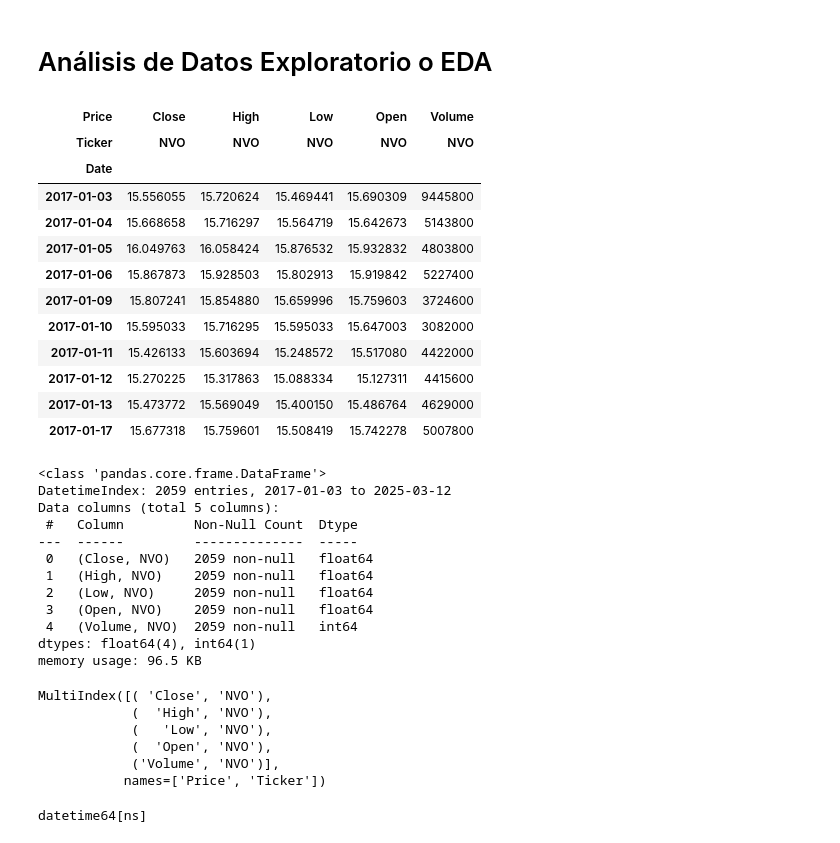
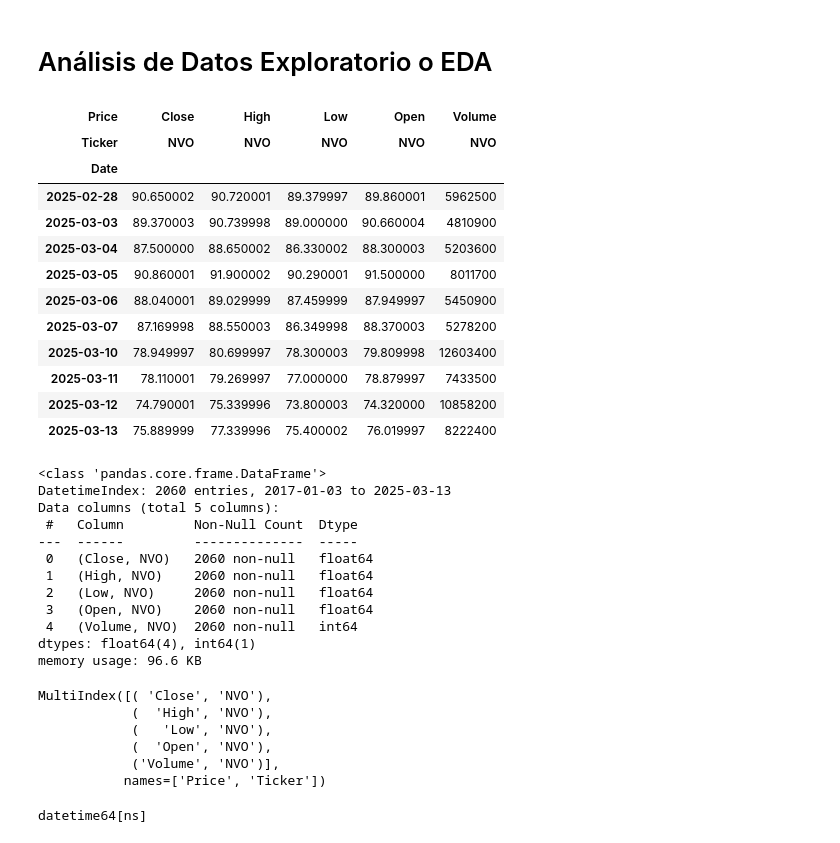
Before and after one commit to ja19191990/Forecaster_nvo, a Jupyter notebook: nvo_forecasting.ipynb, the cells around one changed output. Saved outputs shown, nothing was run; the diff lists cells and outputs as text; code cells hidden in the pictures.

Commit message:
Update data for prediction

```diff
--- a/nvo_forecasting.ipynb
+++ b/nvo_forecasting.ipynb
@@ -42,7 +42,7 @@ import seaborn as sns
 # Data Scraping
 # %%
 ticker='NVO'
-end_date = date(2025, 3, 13)
+end_date = date(2025, 3, 14)
 start_date = date(2017, 1, 1)
 # %%
 data = yf.download(ticker, start=start_date, end=end_date)
@@ -52,38 +52,38 @@ YF.download() has changed argument auto_adjust default to True
 # %% [markdown]
 # Análisis de Datos Exploratorio o EDA
 # %%
-display(data.head(10))
+display(data.tail(10))
 # %% [output]
 | Price | Close | High | Low | Open | Volume |
 | Ticker | NVO | NVO | NVO | NVO | NVO |
 | Date |  |  |  |  |  |
-| 2017-01-03 | 15.556055 | 15.720624 | 15.469441 | 15.690309 | 9445800 |
-| 2017-01-04 | 15.668658 | 15.716297 | 15.564719 | 15.642673 | 5143800 |
-| 2017-01-05 | 16.049763 | 16.058424 | 15.876532 | 15.932832 | 4803800 |
-| 2017-01-06 | 15.867873 | 15.928503 | 15.802913 | 15.919842 | 5227400 |
-| 2017-01-09 | 15.807241 | 15.854880 | 15.659996 | 15.759603 | 3724600 |
-| 2017-01-10 | 15.595033 | 15.716295 | 15.595033 | 15.647003 | 3082000 |
-| 2017-01-11 | 15.426133 | 15.603694 | 15.248572 | 15.517080 | 4422000 |
-| 2017-01-12 | 15.270225 | 15.317863 | 15.088334 | 15.127311 | 4415600 |
-| 2017-01-13 | 15.473772 | 15.569049 | 15.400150 | 15.486764 | 4629000 |
-| 2017-01-17 | 15.677318 | 15.759601 | 15.508419 | 15.742278 | 5007800 |
+| 2025-02-28 | 90.650002 | 90.720001 | 89.379997 | 89.860001 | 5962500 |
+| 2025-03-03 | 89.370003 | 90.739998 | 89.000000 | 90.660004 | 4810900 |
+| 2025-03-04 | 87.500000 | 88.650002 | 86.330002 | 88.300003 | 5203600 |
+| 2025-03-05 | 90.860001 | 91.900002 | 90.290001 | 91.500000 | 8011700 |
+| 2025-03-06 | 88.040001 | 89.029999 | 87.459999 | 87.949997 | 5450900 |
+| 2025-03-07 | 87.169998 | 88.550003 | 86.349998 | 88.370003 | 5278200 |
+| 2025-03-10 | 78.949997 | 80.699997 | 78.300003 | 79.809998 | 12603400 |
+| 2025-03-11 | 78.110001 | 79.269997 | 77.000000 | 78.879997 | 7433500 |
+| 2025-03-12 | 74.790001 | 75.339996 | 73.800003 | 74.320000 | 10858200 |
+| 2025-03-13 | 75.889999 | 77.339996 | 75.400002 | 76.019997 | 8222400 |
 # %%
 data.info()
 print()
 data.columns
 # %% [output]
 <class 'pandas.core.frame.DataFrame'>
-DatetimeIndex: 2059 entries, 2017-01-03 to 2025-03-12
+DatetimeIndex: 2060 entries, 2017-01-03 to 2025-03-13
 Data columns (total 5 columns):
  #   Column         Non-Null Count  Dtype
 ---  ------         --------------  -----
- 0   (Close, NVO)   2059 non-null   float64
- 1   (High, NVO)    2059 non-null   float64
- 2   (Low, NVO)     2059 non-null   float64
- 3   (Open, NVO)    2059 non-null   float64
- 4   (Volume, NVO)  2059 non-null   int64
+ 0   (Close, NVO)   2060 non-null   float64
+ 1   (High, NVO)    2060 non-null   float64
+ 2   (Low, NVO)     2060 non-null   float64
+ 3   (Open, NVO)    2060 non-null   float64
+ 4   (Volume, NVO)  2060 non-null   int64
 dtypes: float64(4), int64(1)
-memory usage: 96.5 KB
+memory usage: 96.6 KB
 MultiIndex([( 'Close', 'NVO'),
             (  'High', 'NVO'),
             (   'Low', 'NVO'),
```
Also changed, not shown: parts of 8 cells of this notebook.
